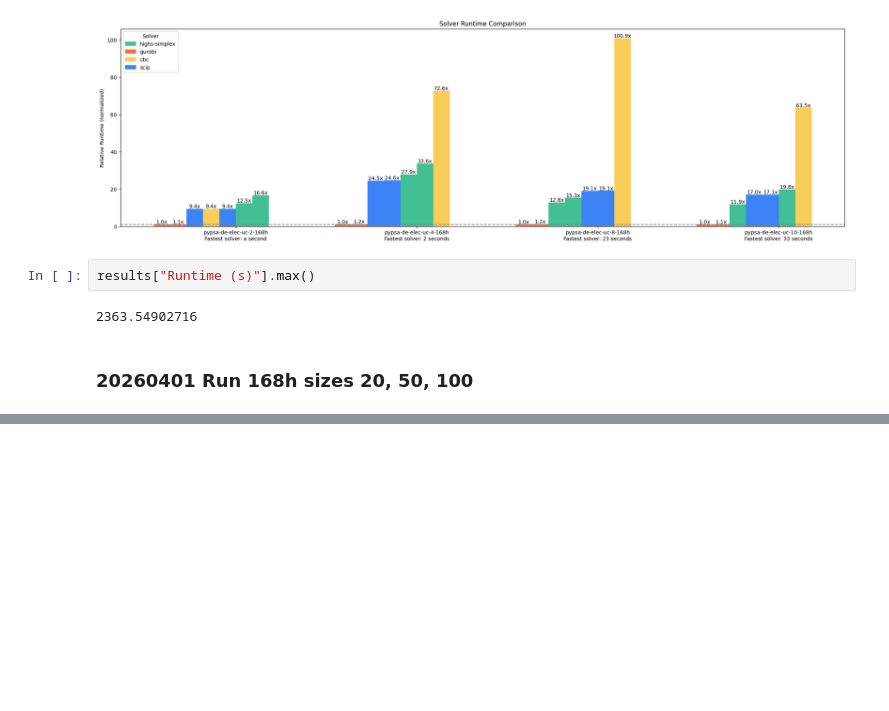
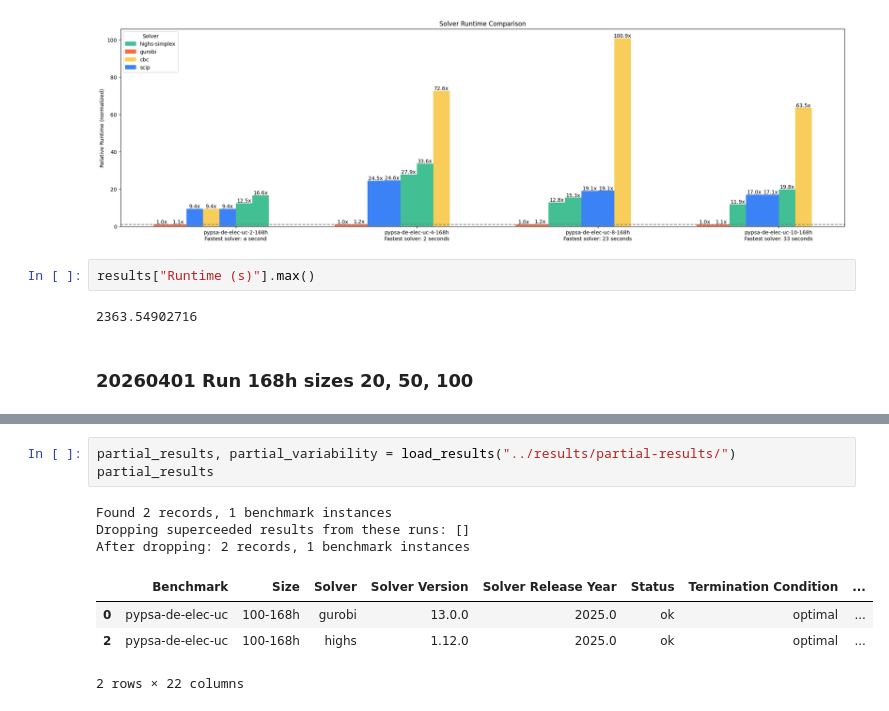
Before and after one commit to open-energy-transition/solver-benchmark, a Jupyter notebook: notebooks/run-pypsa-de-uc-sizes.ipynb, the cells around one changed output, grey strips where cells are left out. Drawn from its saved outputs; the diff is of its cells as text; blank space fills up the shorter version.

```diff
--- a/notebooks/run-pypsa-de-uc-sizes.ipynb
+++ b/notebooks/run-pypsa-de-uc-sizes.ipynb
@@ -349,0 +388,11 @@ create_benchmark_campaign(
+# %%
+partial_results, partial_variability = load_results("../results/partial-results/")
+partial_results
+# %% [output]
+Found 2 records, 1 benchmark instances
+Dropping superceeded results from these runs: []
+After dropping: 2 records, 1 benchmark instances
+|  | Benchmark | Size | Solver | Solver Version | Solver Release Year | Status | Termination Condition | ... |
+| 0 | pypsa-de-elec-uc | 100-168h | gurobi | 13.0.0 | 2025.0 | ok | optimal | ... |
+| 2 | pypsa-de-elec-uc | 100-168h | highs | 1.12.0 | 2025.0 | ok | optimal | ... |
+2 rows × 22 columns
```
Also changed, not shown: parts of 9 cells of this notebook.
